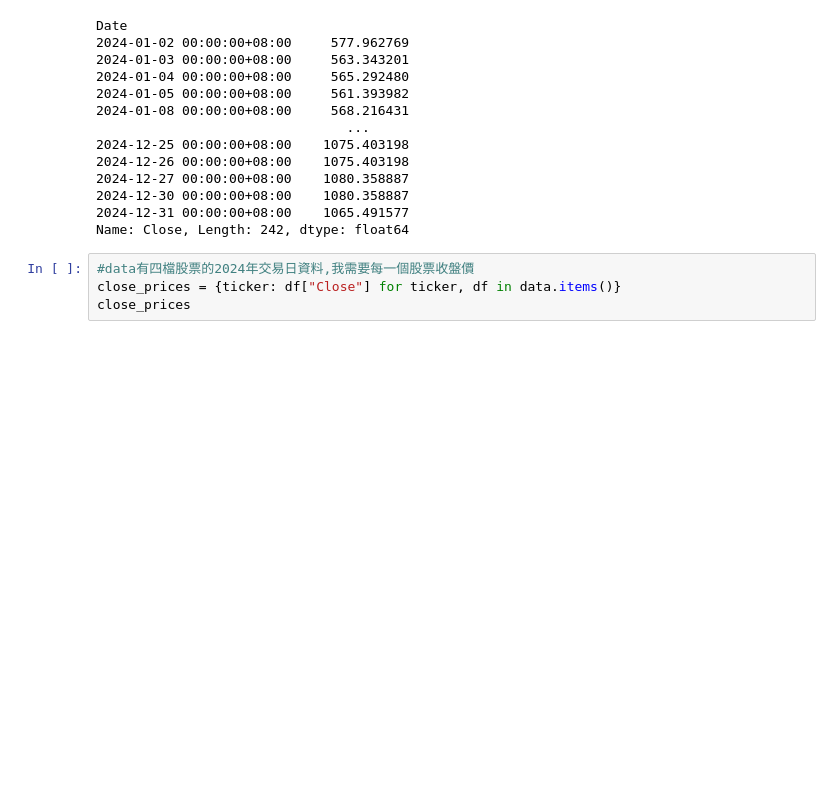
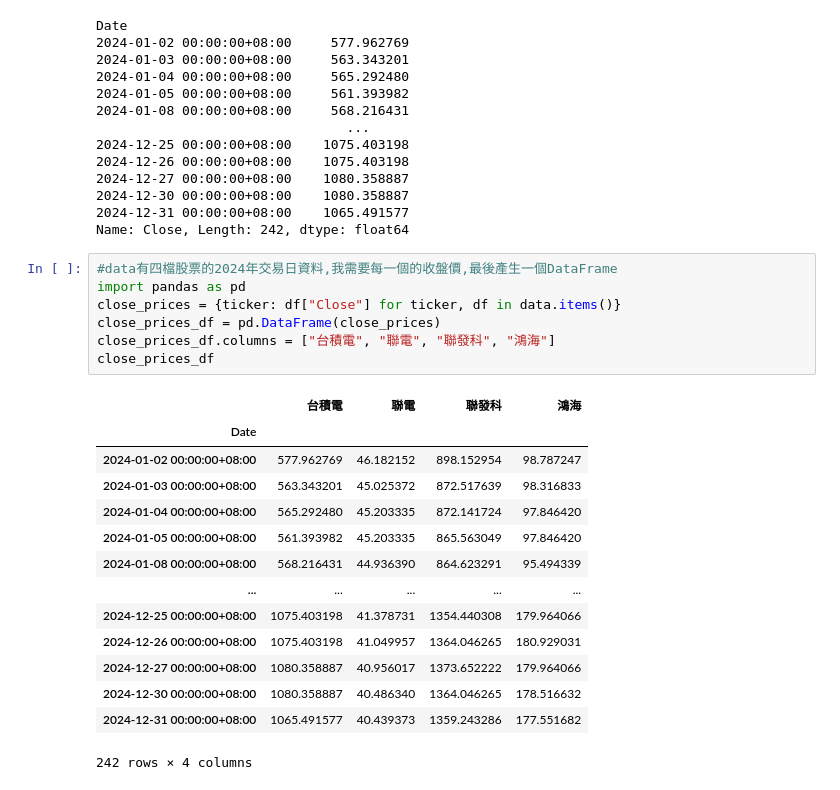
Before and after one commit to Eraylee27/2025_06_30, a Jupyter notebook: lessonn18/lesson18_2.ipynb, the cells around one changed output. Drawn from its saved outputs; the diff is of its cells as text; blank space fills up the shorter version.

```diff
--- a/lessonn18/lesson18_2.ipynb
+++ b/lessonn18/lesson18_2.ipynb
@@ -66,6 +66,24 @@ Date
 2024-12-31 00:00:00+08:00    1065.491577
 Name: Close, Length: 242, dtype: float64
 # %%
-#data有四檔股票的2024年交易日資料,我需要每一個股票收盤價
+#data有四檔股票的2024年交易日資料,我需要每一個的收盤價,最後產生一個DataFrame
+import pandas as pd
 close_prices = {ticker: df["Close"] for ticker, df in data.items()}
-close_prices
+close_prices_df = pd.DataFrame(close_prices)
+close_prices_df.columns = ["台積電", "聯電", "聯發科", "鴻海"]
+close_prices_df
+# %% [output]
+|  | 台積電 | 聯電 | 聯發科 | 鴻海 |
+| Date |  |  |  |  |
+| 2024-01-02 00:00:00+08:00 | 577.962769 | 46.182152 | 898.152954 | 98.787247 |
+| 2024-01-03 00:00:00+08:00 | 563.343201 | 45.025372 | 872.517639 | 98.316833 |
+| 2024-01-04 00:00:00+08:00 | 565.292480 | 45.203335 | 872.141724 | 97.846420 |
+| 2024-01-05 00:00:00+08:00 | 561.393982 | 45.203335 | 865.563049 | 97.846420 |
+| 2024-01-08 00:00:00+08:00 | 568.216431 | 44.936390 | 864.623291 | 95.494339 |
+| ... | ... | ... | ... | ... |
+| 2024-12-25 00:00:00+08:00 | 1075.403198 | 41.378731 | 1354.440308 | 179.964066 |
+| 2024-12-26 00:00:00+08:00 | 1075.403198 | 41.049957 | 1364.046265 | 180.929031 |
+| 2024-12-27 00:00:00+08:00 | 1080.358887 | 40.956017 | 1373.652222 | 179.964066 |
+| 2024-12-30 00:00:00+08:00 | 1080.358887 | 40.486340 | 1364.046265 | 178.516632 |
+| 2024-12-31 00:00:00+08:00 | 1065.491577 | 40.439373 | 1359.243286 | 177.551682 |
+242 rows × 4 columns
```
Also changed, not shown: parts of 7 cells of this notebook, 1 other file.
